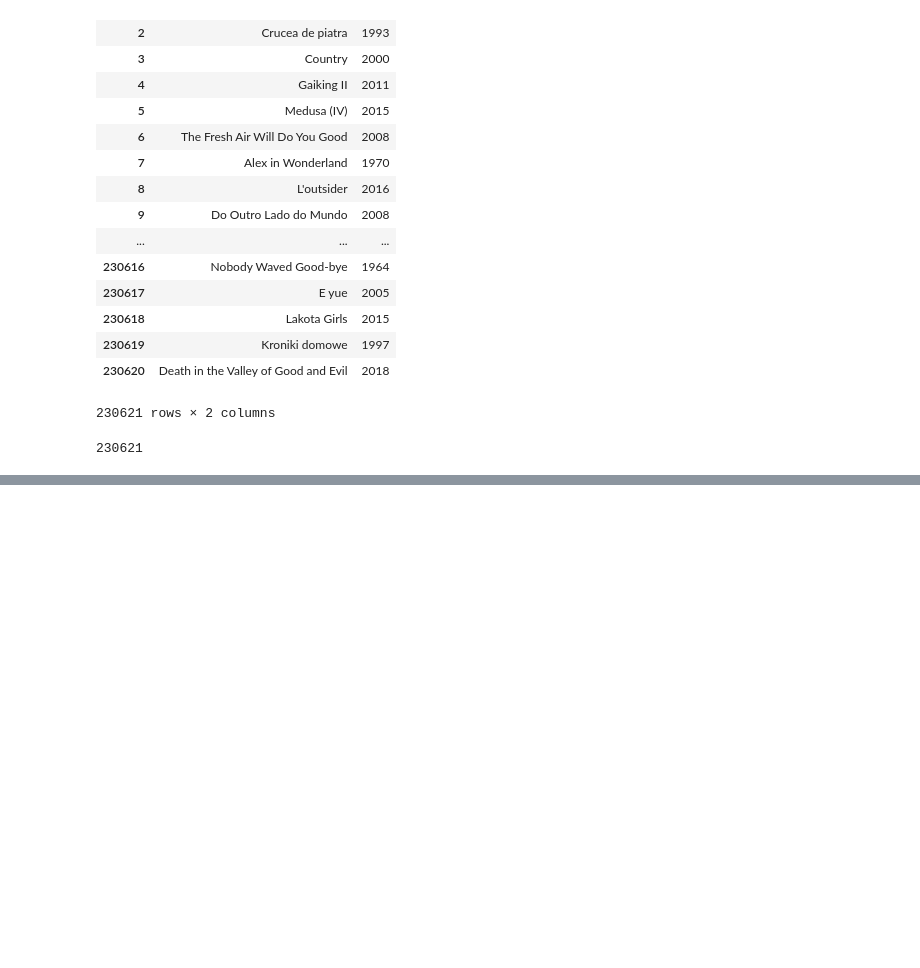
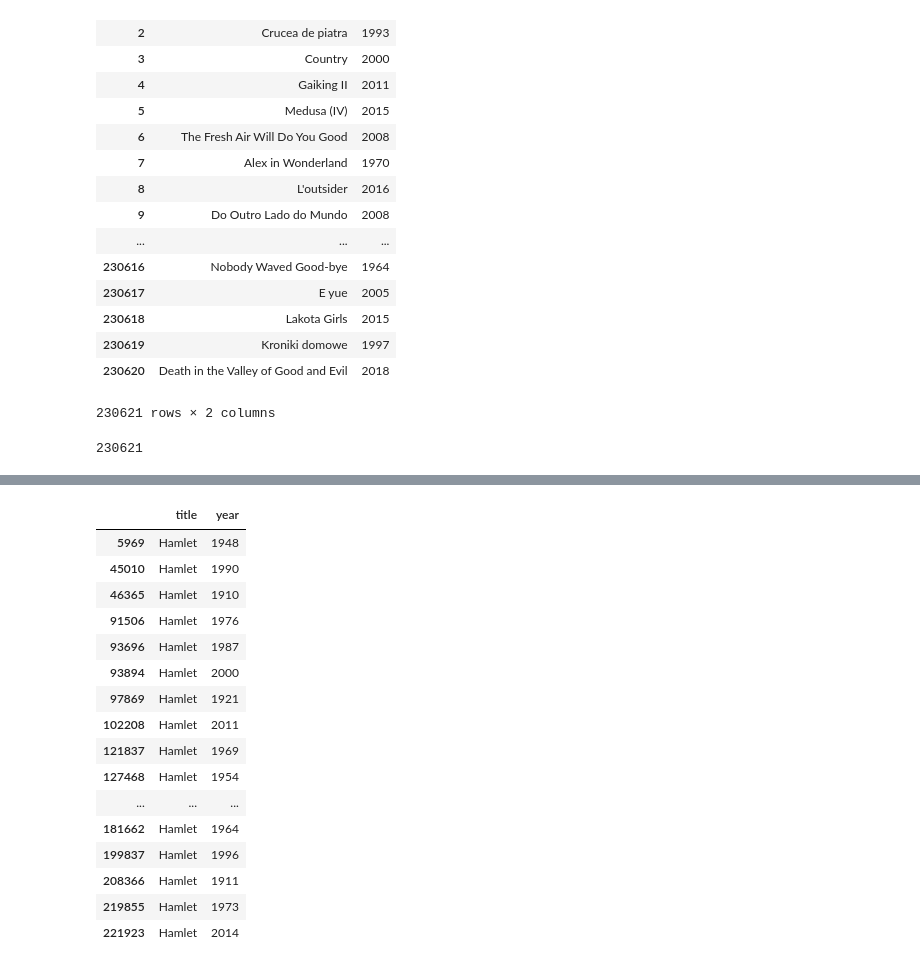
Before and after one commit to cmycherry/springboard, a Jupyter notebook: pycon-pandas-tutorial-master/Exercises-1.ipynb, the cells around one changed output, grey strips where cells are left out. Drawn from its saved outputs; the diff is of its cells as text; code cells hidden in the pictures; blank space fills up the shorter version.

```diff
--- a/pycon-pandas-tutorial-master/Exercises-1.ipynb
+++ b/pycon-pandas-tutorial-master/Exercises-1.ipynb
@@ -135,0 +229,21 @@ h
+# %%
+c=titles
+c[c.title == 'Hamlet']
+# %% [output]
+|  | title | year |
+| 5969 | Hamlet | 1948 |
+| 45010 | Hamlet | 1990 |
+| 46365 | Hamlet | 1910 |
+| 91506 | Hamlet | 1976 |
+| 93696 | Hamlet | 1987 |
+| 93894 | Hamlet | 2000 |
+| 97869 | Hamlet | 1921 |
+| 102208 | Hamlet | 2011 |
+| 121837 | Hamlet | 1969 |
+| 127468 | Hamlet | 1954 |
+| ... | ... | ... |
+| 181662 | Hamlet | 1964 |
+| 199837 | Hamlet | 1996 |
+| 208366 | Hamlet | 1911 |
+| 219855 | Hamlet | 1973 |
+| 221923 | Hamlet | 2014 |
```
Also changed, not shown: parts of 11 cells of this notebook, 3 other files.
